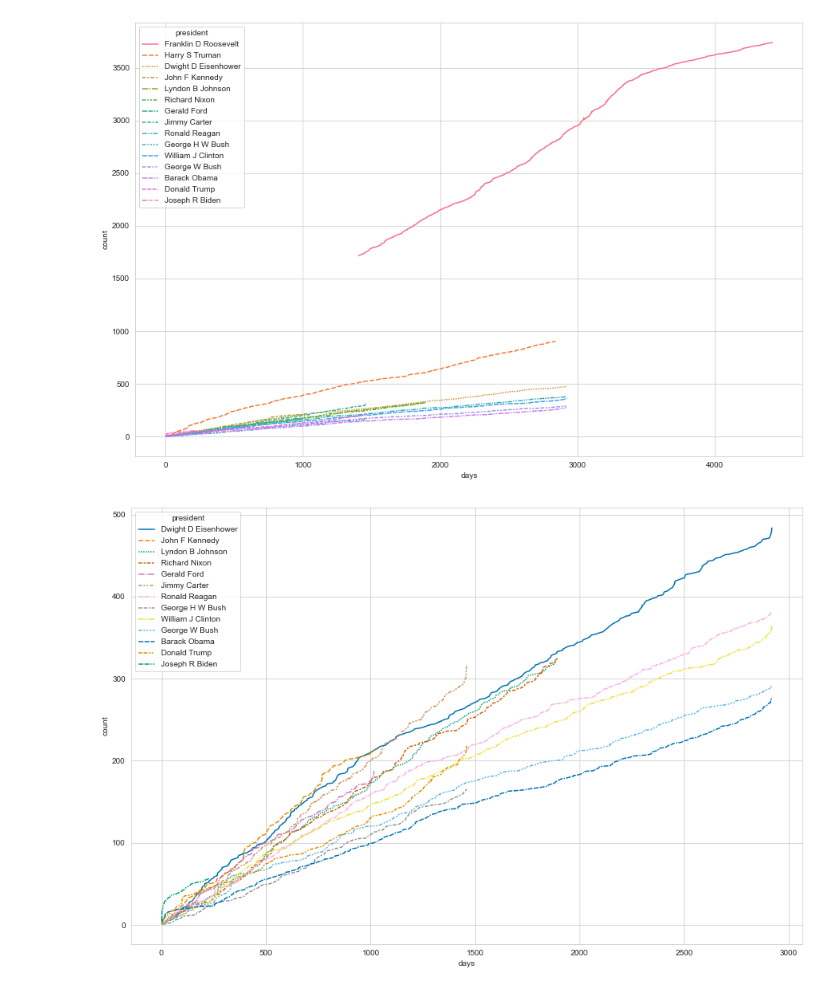
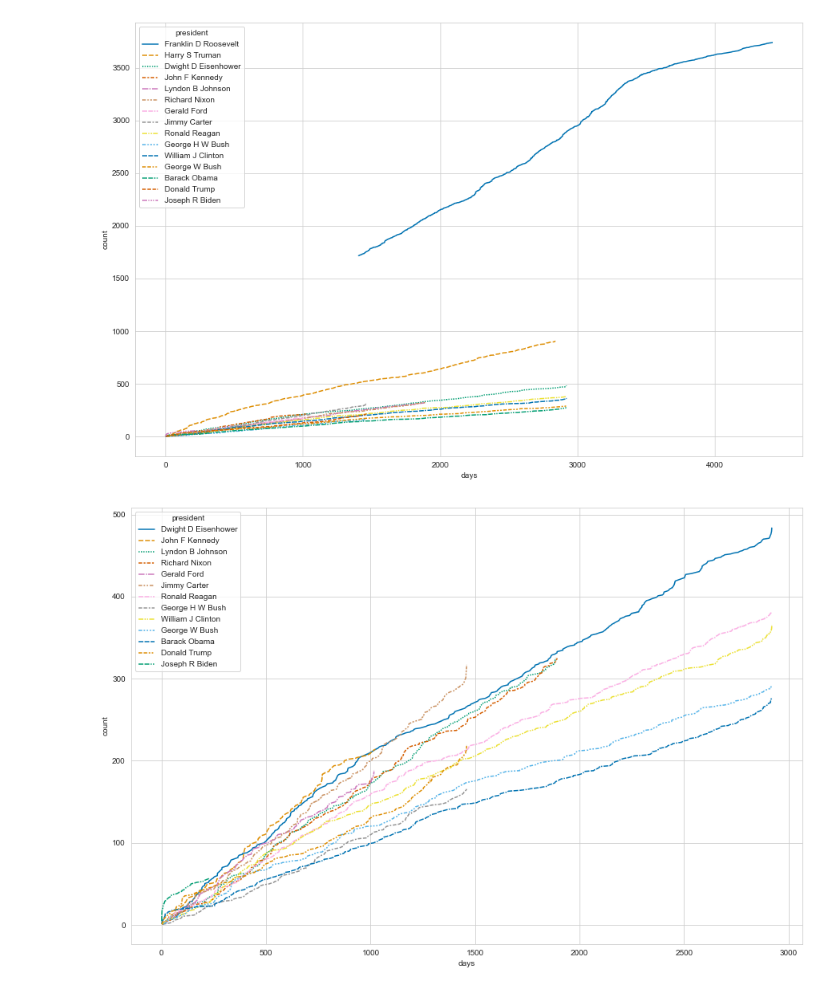
Before and after one commit to sporanges/exec_orders, a Jupyter notebook: 4_pretty_graphs.ipynb, the cells around one changed output. Saved outputs shown, nothing was run; the diff lists cells and outputs as text; code cells hidden in the pictures.

```diff
--- a/4_pretty_graphs.ipynb
+++ b/4_pretty_graphs.ipynb
@@ -15,10 +15,10 @@ df = pd.read_csv('all_data.csv')
 # %%
 fig, ax = plt.subplots(figsize = (15,10))
 
-sns.lineplot(x='days', y='count', data=df, hue='president', style='president')
+sns.lineplot(x='days', y='count', data=df, hue='president', style='president', palette='colorblind')
 plt.show()
 # %% [output]
-[figure, old version]
+[figure, new version]
 # %%
 df_subset = df[df['president'] != 'Franklin D Roosevelt']
 df_subsub = df_subset[df_subset['president'] != 'Harry S Truman']
```
